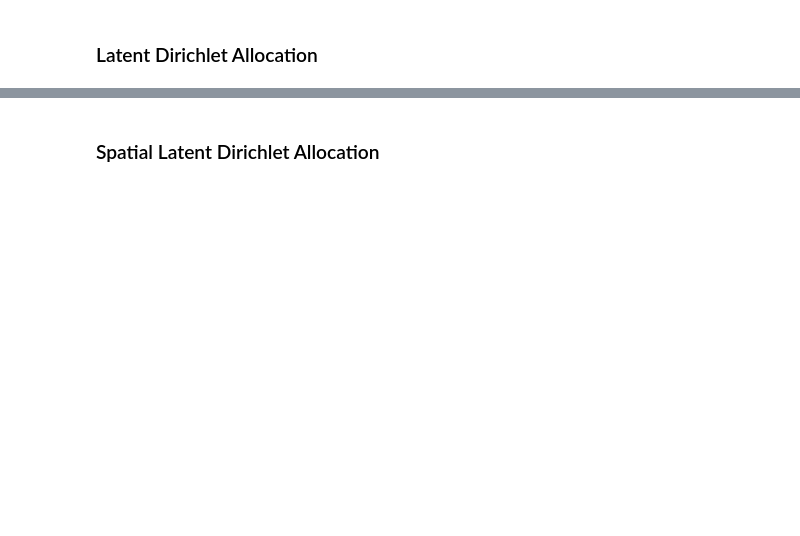
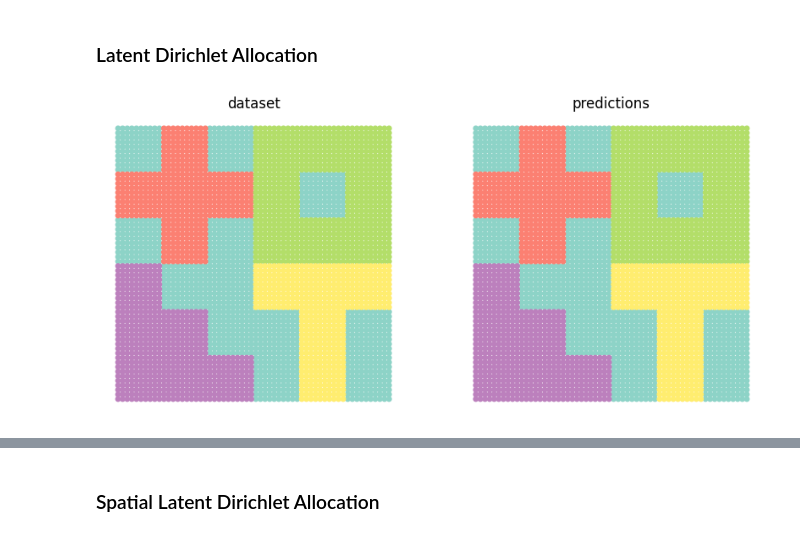
Before and after one commit to craigfouts/asterism, a Jupyter notebook: notebooks/demo.ipynb, the cells around one changed output, grey strips where cells are left out. Cells and saved outputs as stored; diff of their text form; code cells hidden in the pictures; blank space fills up the shorter version.

```diff
--- a/notebooks/demo.ipynb
+++ b/notebooks/demo.ipynb
@@ -11,4 +12,10 @@ from utils import show_dataset
 # %% [markdown]
 ### Latent Dirichlet Allocation
+# %%
+data, labels = make_dataset()
+topics = GibbsLDA(5).fit_predict(data[:, 3:], labels)
+show_comparison(data, labels, topics)
+# %% [output]
+[figure, added]
 # %%
 data, labels = make_dataset(return_tensor=True)
```
Also changed, not shown: parts of 14 cells of this notebook, 9 other files.
